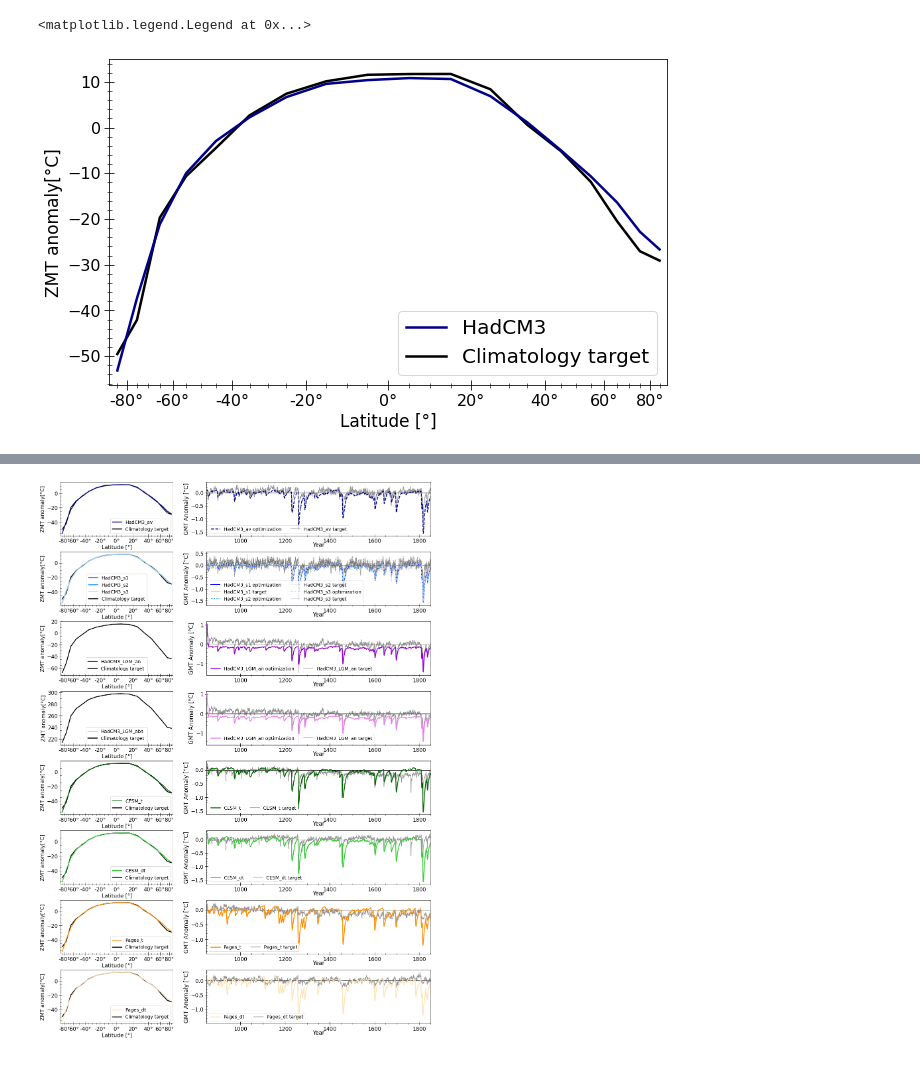
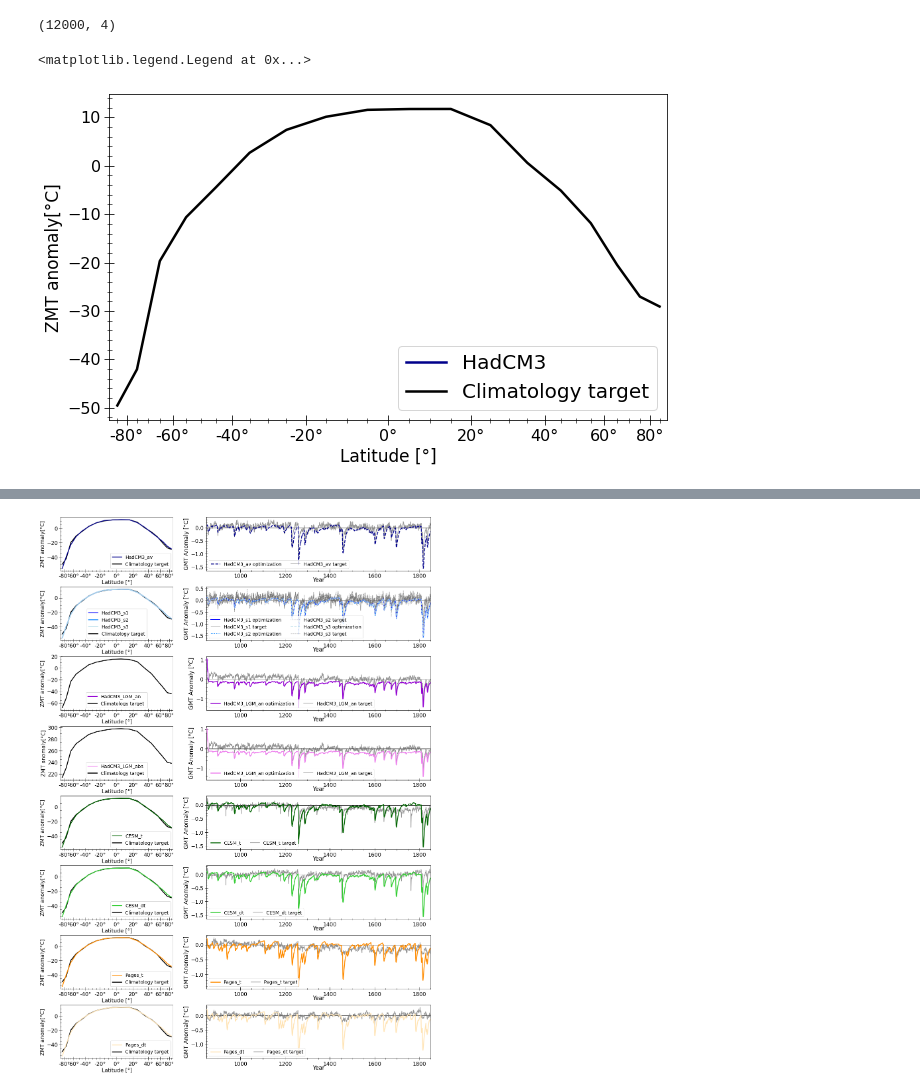
Before and after one commit to BenniSchmiedel/ZOEE, a Jupyter notebook: Plotting_Optimization.ipynb, the cells around one changed output, grey strips where cells are left out. Saved outputs shown, nothing was run; the diff lists cells and outputs as text; code cells hidden in the pictures.

```diff
--- a/Plotting_Optimization.ipynb
+++ b/Plotting_Optimization.ipynb
@@ -82,15 +91,19 @@ array([ 1.03820644,  1.01794839,  0.9987222 , ..., -0.19129947,
+# %%
+data_dict_GMT['HadCM3_LGM_an'][:].shape
+# %% [output]
+(12000, 4)
 # %%
 plt.figure(figsize=(10,6))
-plt.plot(np.deg2rad(Lat_10),data_dict_ZMT['HadCM3_LGM_an'][:,1],color='darkblue',label='HadCM3',zorder=5)
+plt.plot(np.deg2rad(Lat_10),data_dict_ZMT['HadCM3_LGM_an'][:,3],color='darkblue',label='HadCM3',zorder=5)
 #plt.plot(np.deg2rad(Lat_10),ZMT_CESM[:,0],color='darkgreen',label='CESM',zorder=5)
 #plt.plot(np.deg2rad(Lat_10),ZMT_Pages[:,0],color='darkorange',label='Pages',zorder=5)
 plt.plot(np.deg2rad(Lat_10),ZMT_ERA_an,'k',label='Climatology target',zorder=-1)
 plt.xscale('latarea')
 plt.xlabel('Latitude [°]',fontsize=17)
 plt.ylabel('ZMT anomaly[°C]',fontsize=17)
 #plt.ylim(-36,28)
 plt.legend(fontsize=20)
 #plt.savefig('../Latex/Figures/Clima_opti.png',format='PNG',dpi=400,bbox_inches='tight',transparency=True)
 # %% [output]
 <matplotlib.legend.Legend at 0x...>
-[figure, old version]
+[figure, new version]
```
Also changed, not shown: parts of 3 cells of this notebook, 6 other files.
